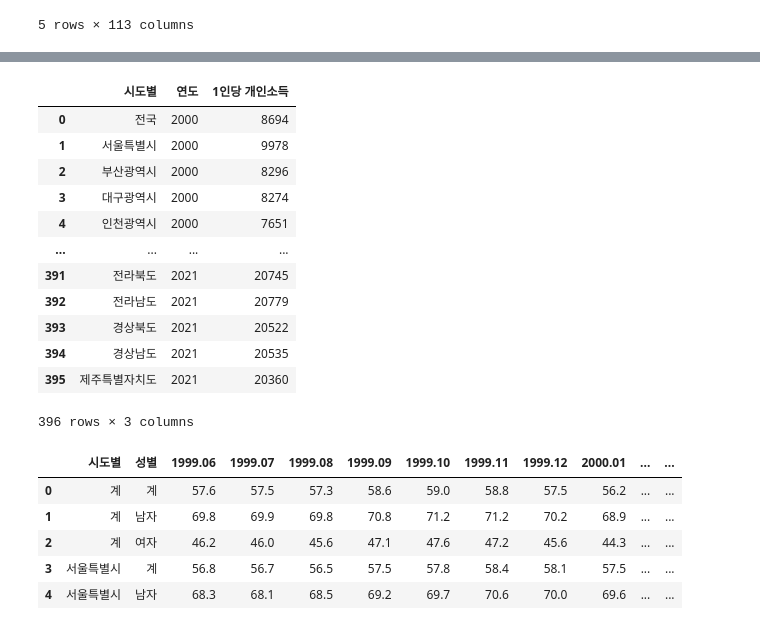
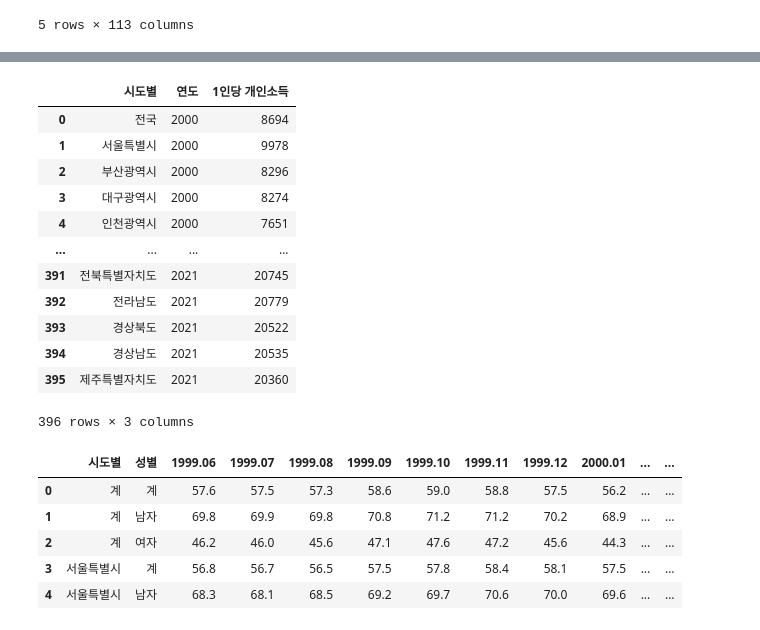
Before and after one commit to jun-park02/ds-project, a Jupyter notebook: main.ipynb, the cells around one changed output, grey strips where cells are left out. Cells and saved outputs as stored; diff of their text form; code cells hidden in the pictures.

```diff
--- a/main.ipynb
+++ b/main.ipynb
@@ -113,34 +118,39 @@ df.head()
 # 데이터 전처리 -> 1인당 개인소득 분리
 
 일인당개인소득 = 경제.loc[:, 경제.columns.get_level_values(1) == "1인당 개인소득"]
 
 # "1인당 개인소득" 컬럼명 버리기
 일인당개인소득.columns = 일인당개인소득.columns.droplevel(1)
 
 # 시도별 컬럼 넣기
 일인당개인소득.insert(
     0,
     "시도별",
     df[("시도별", "시도별")]
 )
 
 # wide -> long
 일인당개인소득 = 일인당개인소득.melt(
     id_vars="시도별",
     var_name="연도",
     value_name="1인당 개인소득"
 )
 
+# 정수화
+일인당개인소득["연도"] = pd.to_numeric(일인당개인소득["연도"])
+
+# 지역명 표준화
+일인당개인소득.loc[일인당개인소득["시도별"] == "전라북도", "시도별"] = "전북특별자치도"
 일인당개인소득
 # %% [output]
 |  | 시도별 | 연도 | 1인당 개인소득 |
 | 0 | 전국 | 2000 | 8694 |
 | 1 | 서울특별시 | 2000 | 9978 |
 | 2 | 부산광역시 | 2000 | 8296 |
 | 3 | 대구광역시 | 2000 | 8274 |
 | 4 | 인천광역시 | 2000 | 7651 |
 | ... | ... | ... | ... |
-| 391 | 전라북도 | 2021 | 20745 |
+| 391 | 전북특별자치도 | 2021 | 20745 |
 | 392 | 전라남도 | 2021 | 20779 |
 | 393 | 경상북도 | 2021 | 20522 |
 | 394 | 경상남도 | 2021 | 20535 |
```
Also changed, not shown: parts of 7 cells of this notebook, 6 other files.
